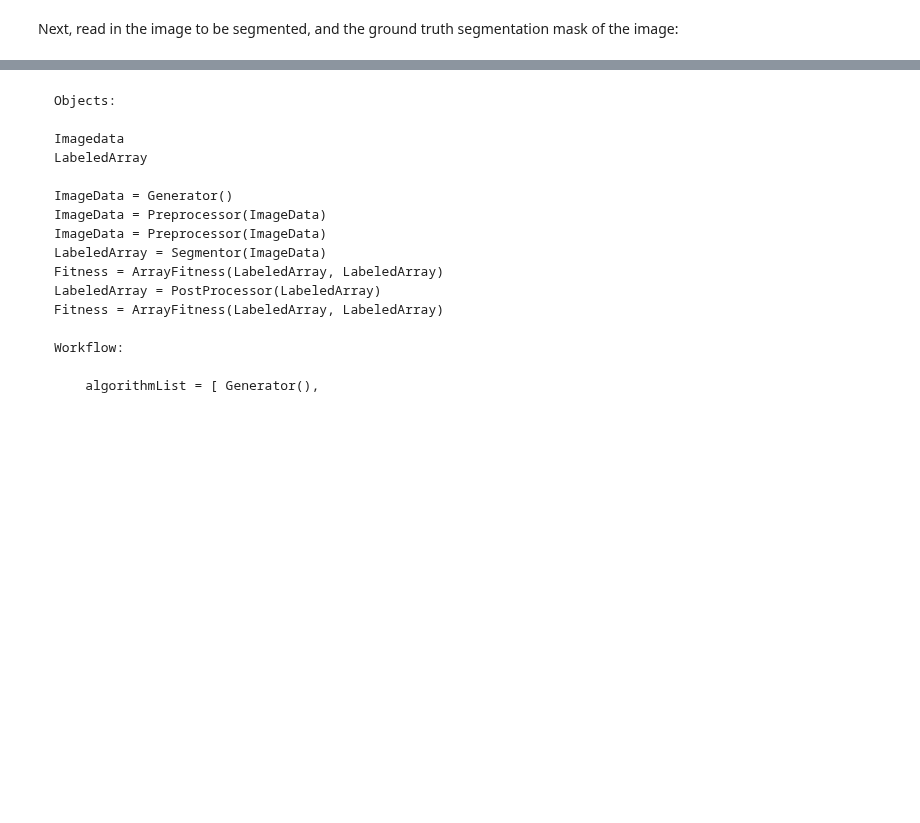
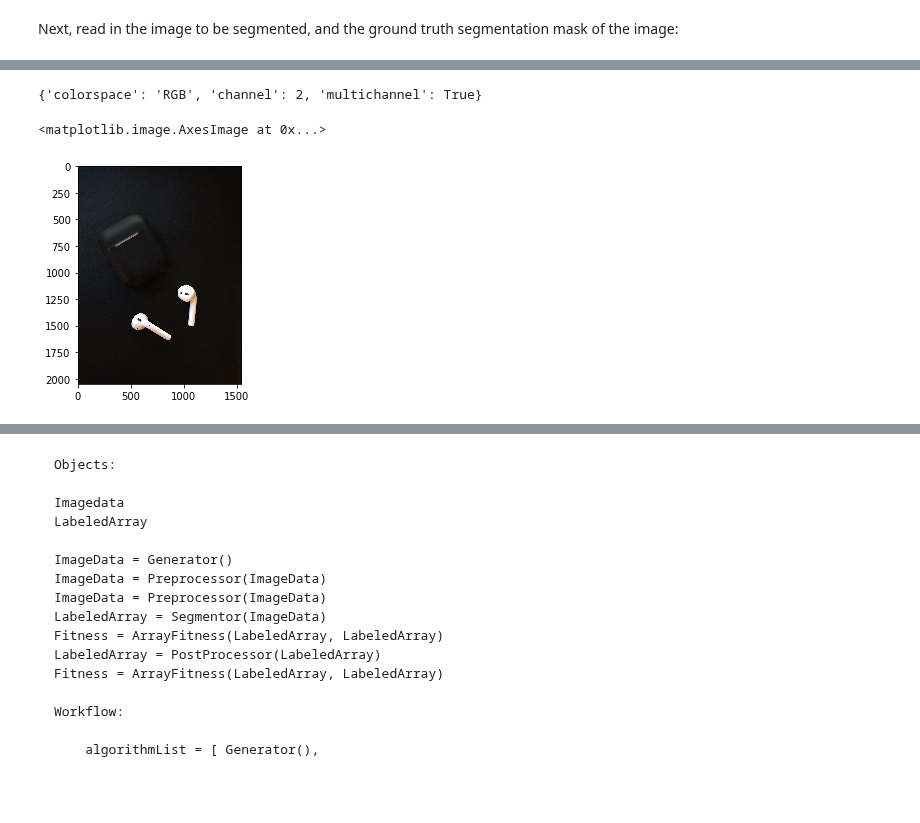
Before and after one commit to see-insight/see-segment, a Jupyter notebook: ColorSpace_tester.ipynb, the cells around one changed output, grey strips where cells are left out. Drawn from its saved outputs; the diff is of its cells as text; code cells hidden in the pictures; blank space fills up the shorter version.

Commit message:
Basic new structure 'working', just the basic colorspace, segmentor.  Geneticsearch is broken, next step is to get Workflow.py working

```diff
--- a/ColorSpace_tester.ipynb
+++ b/ColorSpace_tester.ipynb
@@ -23,3 +31,11 @@ data = JupyterGUI.pickimage()
 # %%
 cs = colorspace()
 data.colorspace = cs.evaluate(data.img)
+cs.params
+# %% [output]
+{'colorspace': 'RGB', 'channel': 2, 'multichannel': True}
+# %%
+plt.imshow(data.colorspace[0])
+# %% [output]
+<matplotlib.image.AxesImage at 0x...>
+[figure, added]
```
Also changed, not shown: parts of 5 cells of this notebook, 5 other files.
